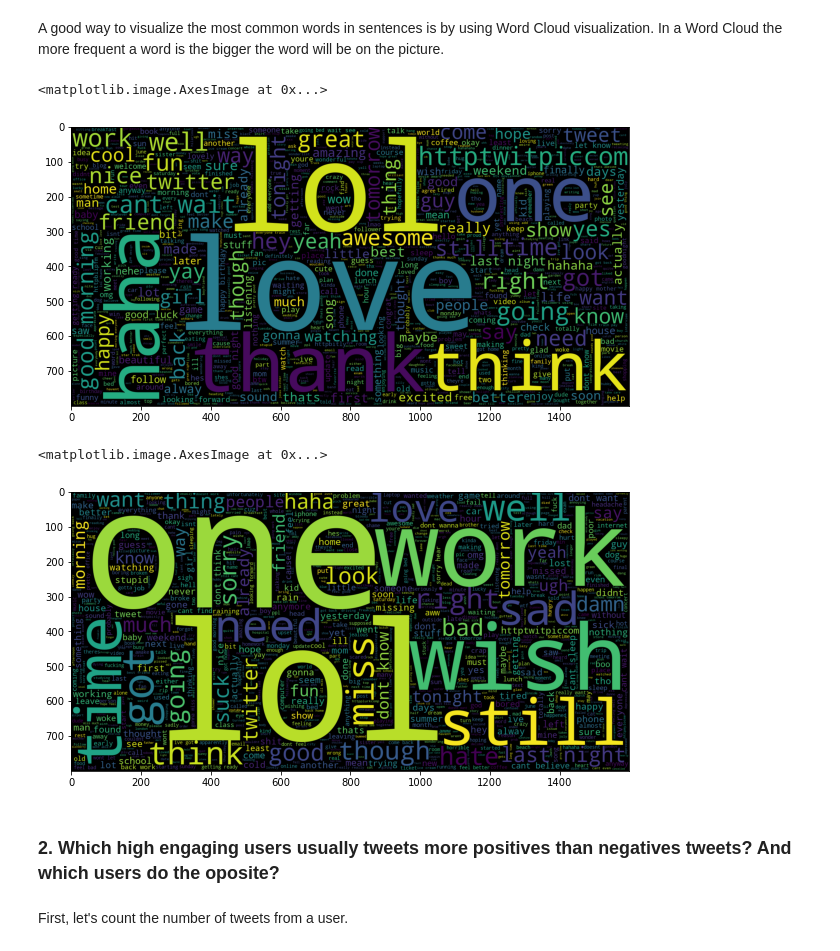
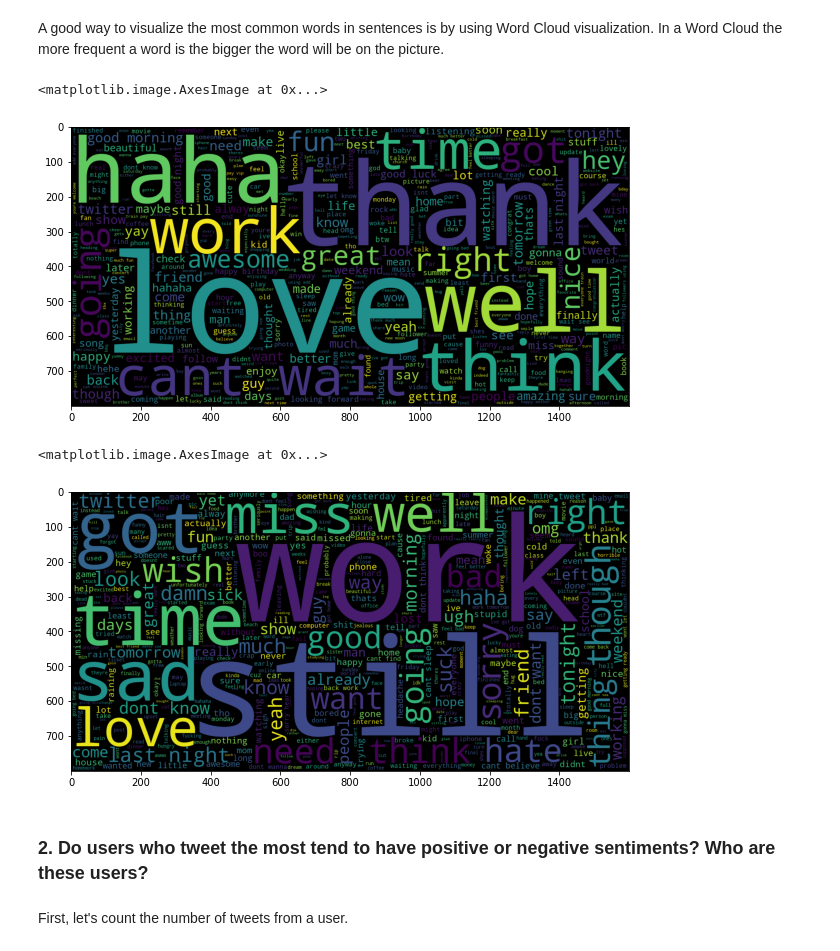
Before and after one commit to AndreGoncalves013/Twitter_Sentiment_Analysis, a Jupyter notebook: twitter_sentiment_analysis.ipynb, the cells around one changed output. Drawn from its saved outputs; the diff is of its cells as text; code cells hidden in the pictures.

Commit message:
Fixed the tweeter_text_cleaning not removing URLs properly

```diff
--- a/twitter_sentiment_analysis.ipynb
+++ b/twitter_sentiment_analysis.ipynb
@@ -115,8 +115,12 @@ def twitter_text_cleaning(text):
   text = re.sub(r'@[A-Za-z]+', '', text)
   text = re.sub(r'@[-)]+', '', text)
   text = re.sub(r'#', '', text )
+  text = re.sub(r"http\S+", "", text)
   text = re.sub(r'https?\/\/\S+', '', text)
   text = re.sub(r'http?\/\/\S+', '', text)
+  text = re.sub(r'https?\/\/.*[\r\n]*', '', text)
+  text = re.sub(r'^https?\/\/.*[\r\n]*', '', text)
+  text = re.sub(r'^https?:\/\/.*[\r\n]*', '', text)
 
   return text
 
@@ -141,7 +145,7 @@ c) Removing stopwords
 # %%
 nltk.download('stopwords')
 stop_words = nltk.corpus.stopwords.words('english')
-stop_words.extend(['from', 'subject', 're', 'edu', 'use', 'will', 'aap', 'co', 'day', 'user', 'stock', 'today', 'week', 'year', 'https', 'amp'])
+stop_words.extend(['from', 'subject', 're', 'edu', 'use', 'will', 'aap', 'co', 'day', 'user', 'today', 'week', 'year', 'https', 'amp', 'lol', 'one'])
 print('Some examples of Stop Words: \n', stop_words[:10])
 # %% [output]
 Some examples of Stop Words:
@@ -183,29 +187,29 @@ A good way to visualize the most common words in sentences is by using Word Clou
 # %%
 plt.figure(figsize= (10,10))
 wc = WordCloud(
-    max_words=1000,
+    max_words=500,
     width=1600,
     height=800
 ).generate(' '.join(df[df['sentiment'] == 1]['preprocessed_text']))
-wc.to_file('images/wordcloud_positive_words.png')
+#wc.to_file('images/wordcloud_positive_words.png')
 plt.imshow(wc)
 # %% [output]
 <matplotlib.image.AxesImage at 0x...>
-[figure, old version]
+[figure, new version]
 # %%
 plt.figure(figsize= (10,10))
 wc = WordCloud(
-    max_words=1000,
+    max_words=500,
     width=1600,
     height=800
 ).generate(' '.join(df[df['sentiment'] == 0]['preprocessed_text']))
-wc.to_file('images/wordcloud_negative_words.png')
+#wc.to_file('images/wordcloud_negative_words.png')
 plt.imshow(wc)
 # %% [output]
 <matplotlib.image.AxesImage at 0x...>
-[figure, old version]
+[figure, new version]
-# %% [markdown]
-### 2. Which high engaging users usually tweets more positives than negatives tweets? And which users do the oposite?
+# %% [markdown]
+### 2. Do users who tweet the most tend to have positive or negative sentiments? Who are these users?
 # %% [markdown]
 First, let's count the number of tweets from a user.
 # %%
```
Also changed, not shown: parts of 22 cells of this notebook, 2 other files.
